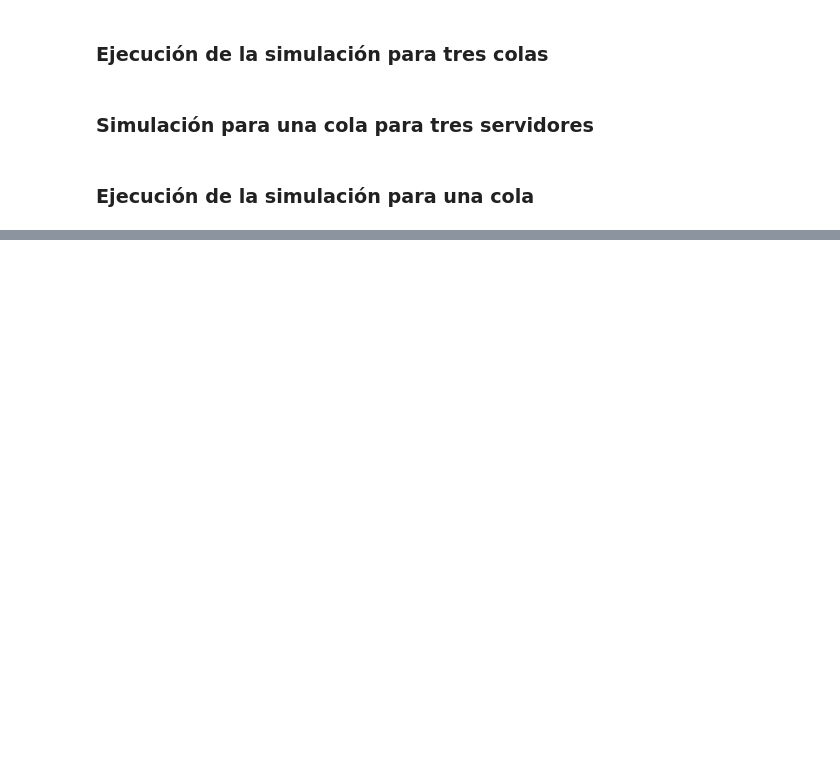
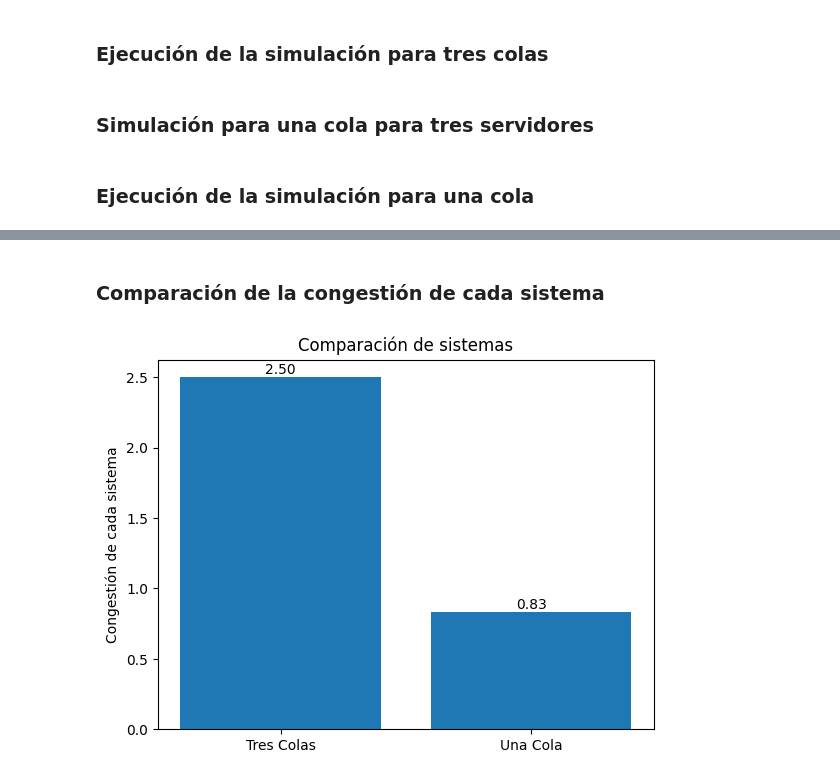
Before and after one commit to ClaudiaHdezPerez/Fast_Food_Restaurant, a Jupyter notebook: code/fast_food.ipynb, the cells around one changed output, grey strips where cells are left out. Drawn from its saved outputs; the diff is of its cells as text; code cells hidden in the pictures; blank space fills up the shorter version.

```diff
--- a/code/fast_food.ipynb
+++ b/code/fast_food.ipynb
@@ -128,0 +179,18 @@ plt.show()
+# %% [markdown]
+### Comparación de la congestión de cada sistema
+# %%
+# Crear la figura y los ejes
+fig, ax = plt.subplots()
+barras = ax.bar(["Tres Colas", "Una Cola"], [tres_colas_congestion, una_cola_congestion])
+
+# Agregar etiquetas de valores directamente con bar_label
+ax.bar_label(barras, fmt="%.2f")
+
+# Etiquetas
+ax.set_ylabel("Congestión de cada sistema")
+ax.set_title("Comparación de sistemas")
+
+# Mostrar la gráfica
+plt.show()
+# %% [output]
+[figure, added]
```
Also changed, not shown: parts of 14 cells of this notebook, 6 other files.
